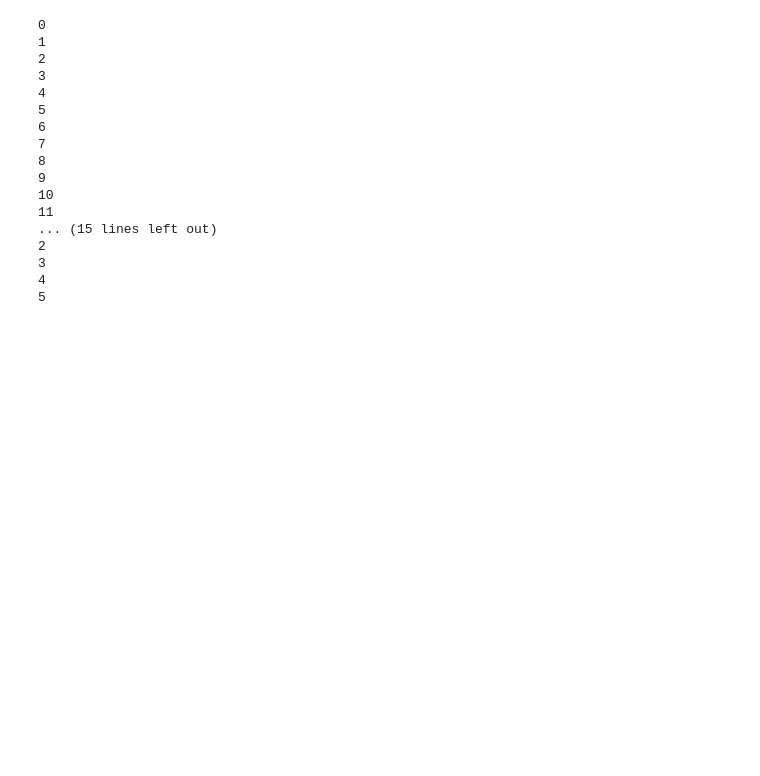
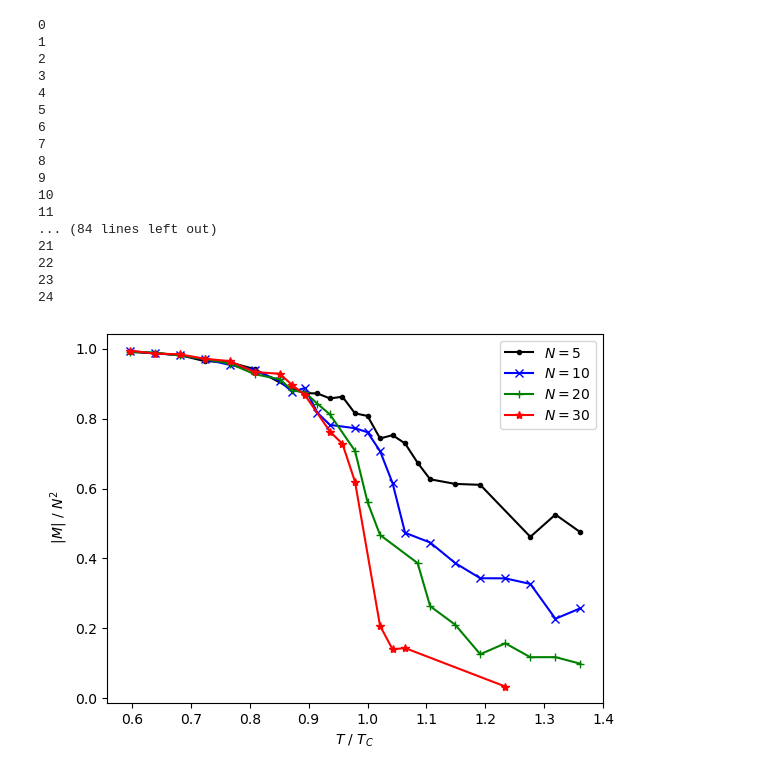
Before and after one commit to FrostWolfyy/Ising-Model, a Jupyter notebook: Magnetization.ipynb, the cells around one changed output. Cells and saved outputs as stored; diff of their text form; code cells hidden in the pictures; blank space fills up the shorter version.

```diff
--- a/Magnetization.ipynb
+++ b/Magnetization.ipynb
@@ -40,7 +40,7 @@ def magnetization(lattice, size):
 
 @njit
 def susceptibility(magnetizations, beta, size):
-     return size * ( np.mean(magnetizations**2) - np.mean(magnetizations)**2 ) / beta
+     return size**3 * ( np.mean(magnetizations**2) - np.mean(magnetizations)**2 ) / beta
 
 # Animate the evolution of spin over time, Working Good.
 
@@ -99,7 +99,7 @@ def runAll(size, Temp, J, kb):
         tempMagUp = np.append(tempMagUp, magnetization(GrilleUp, size))
         tempMagRandom = np.append(tempMagRandom, magnetization(GrilleRandom, size))
         iterations = 0
-        while np.abs(np.mean(tempMagRandom[-10000:]) - np.mean(tempMagUp[-10000:])) > 0.00001:
+        while np.abs(np.mean(tempMagRandom[-50000:]) - np.mean(tempMagUp[-50000:])) > 0.00001:
             iterations += 1
             if iterations >= 1000000:
                 print("Maximum iterations reached. Exiting loop.")
@@ -145,8 +145,8 @@ allT40, allMag40, allKhi40 = runAll(size, Temp, J, kb)
 9
 10
 11
-... (15 lines left out)
-2
-3
-4
-5
+... (84 lines left out)
+21
+22
+23
+24
@@ -172,0 +153,29 @@ plt.savefig("out/KhiAll.pdf")
+# %%
+Temp = np.array([1.40, 1.50, 1.60, 1.70, 1.80, 1.90, 2.0, 2.05, 2.10, 2.15, 2.20, 2.25, 2.30, 2.35, 2.40, 2.45, 2.50, 2.55, 2.60, 2.70, 2.80, 2.90, 3.00, 3.10, 3.20 ])
+
+Temp40 = Temp
+#allMag40 = np.delete(allMag40, [9, 13, 17, 18, 19, 20, 22, 23, 24])
+Temp40 = np.delete(Temp40,[9, 13, 17, 18, 19, 20, 22, 23, 24])
+
+Temp30 = Temp
+#allMag30 = np.delete(allMag30, [11, 15,16])
+Temp30 = np.delete(Temp30,[11, 15,16])
+
+Temp20 = Temp
+#allMag20 = np.delete(allMag20, [11, 17])
+Temp20 = np.delete(Temp20,[11, 17])
+
+Temp10 = Temp
+#allMag10 = np.delete(allMag10, [6, 21])
+Temp10 = np.delete(Temp10,[6, 21])
+plt.figure()
+plt.plot(Temp10 / 2.35, allMag10, marker=".", color = "black", label= "$N = 5$" )
+plt.plot(Temp20 / 2.35, allMag20, marker="x", color = "blue", label= "$N = 10$")
+plt.plot(Temp30 / 2.35, allMag30, marker="+", color = "green", label= "$N = 20$")
+plt.plot(Temp40 / 2.35, allMag40, marker="*", color = "red", label= "$N = 30$")
+plt.legend()
+plt.xlabel("$T$ $/$ $T_C$")
+plt.ylabel(" |$M$| $/$ $N^2 $")
+plt.savefig("out/MagAll.pdf")
+# %% [output]
+[figure, added]
```
Also changed, not shown: parts of 6 cells of this notebook, 3 other files.
